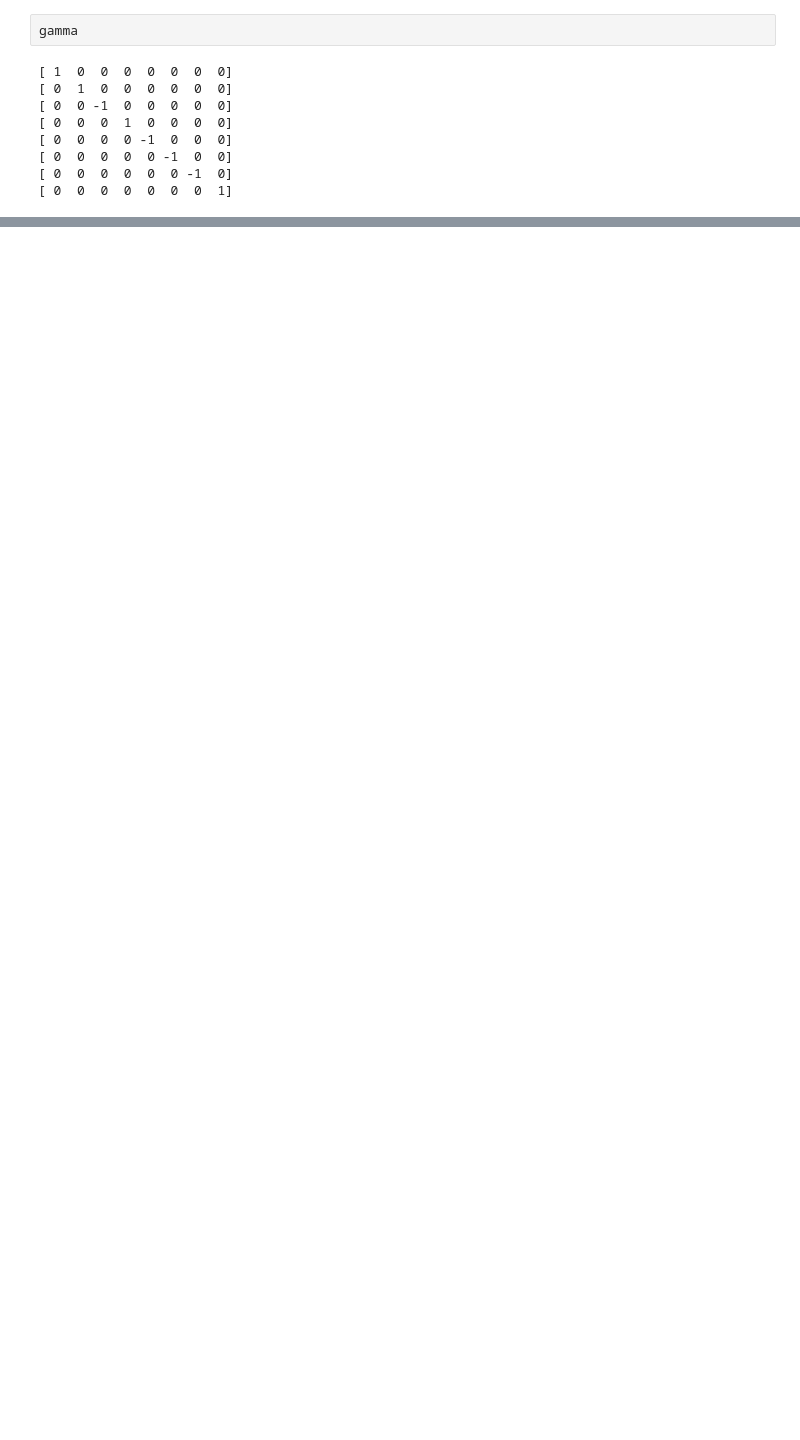
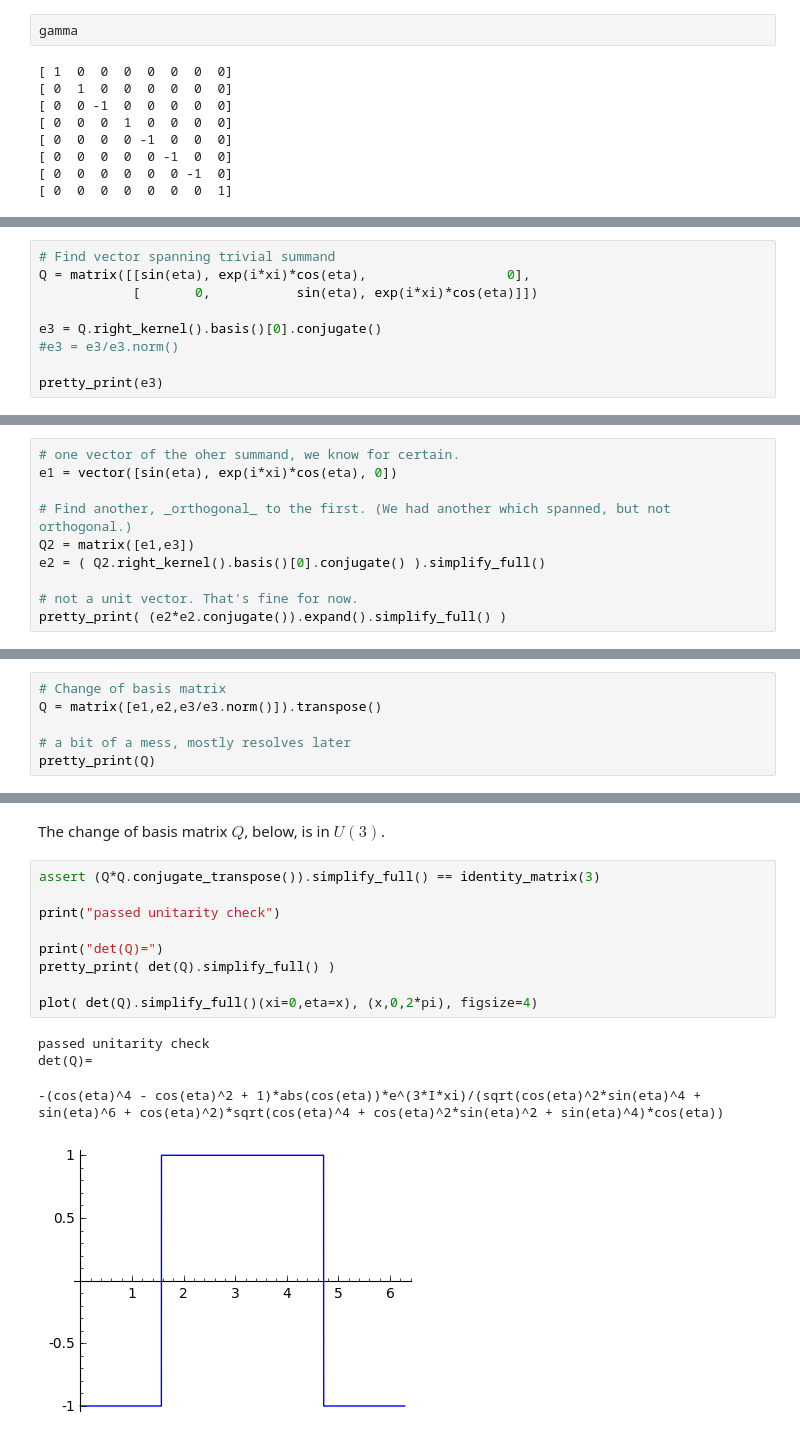
Before and after one commit to knappa/hardcore-3-interactions, a Jupyter notebook: representation.ipynb, the cells around one changed output, grey strips where cells are left out. Saved outputs shown, nothing was run; the diff lists cells and outputs as text; blank space fills up the shorter version.

```diff
--- a/representation.ipynb
+++ b/representation.ipynb
@@ -409,0 +201,9 @@ P.show(axes=False,figsize=6)
+# %%
+# Find vector spanning trivial summand
+Q = matrix([[sin(eta), exp(i*xi)*cos(eta),                  0],
+            [       0,           sin(eta), exp(i*xi)*cos(eta)]])
+
+e3 = Q.right_kernel().basis()[0].conjugate()
+#e3 = e3/e3.norm()
+
+pretty_print(e3)
@@ -409,0 +217,10 @@ P.show(axes=False,figsize=6)
+# %%
+# one vector of the oher summand, we know for certain.
+e1 = vector([sin(eta), exp(i*xi)*cos(eta), 0])
+
+# Find another, _orthogonal_ to the first. (We had another which spanned, but not orthogonal.)
+Q2 = matrix([e1,e3])
+e2 = ( Q2.right_kernel().basis()[0].conjugate() ).simplify_full()
+
+# not a unit vector. That's fine for now.
+pretty_print( (e2*e2.conjugate()).expand().simplify_full() )
@@ -409,0 +248,6 @@ P.show(axes=False,figsize=6)
+# %%
+# Change of basis matrix
+Q = matrix([e1,e2,e3/e3.norm()]).transpose()
+
+# a bit of a mess, mostly resolves later
+pretty_print(Q)
@@ -409,0 +258,16 @@ P.show(axes=False,figsize=6)
+# %% [markdown]
+The change of basis matrix $Q$, below, is in $U(3)$.
+# %%
+assert (Q*Q.conjugate_transpose()).simplify_full() == identity_matrix(3)
+
+print("passed unitarity check")
+
+print("det(Q)=")
+pretty_print( det(Q).simplify_full() )
+
+plot( det(Q).simplify_full()(xi=0,eta=x), (x,0,2*pi), figsize=4)
+# %% [output]
+passed unitarity check
+det(Q)=
+-(cos(eta)^4 - cos(eta)^2 + 1)*abs(cos(eta))*e^(3*I*xi)/(sqrt(cos(eta)^2*sin(eta)^4 + sin(eta)^6 + cos(eta)^2)*sqrt(cos(eta)^4 + cos(eta)^2*sin(eta)^2 + sin(eta)^4)*cos(eta))
+[figure, added]
```
Also changed, not shown: parts of 63 cells of this notebook, 1 other file.
